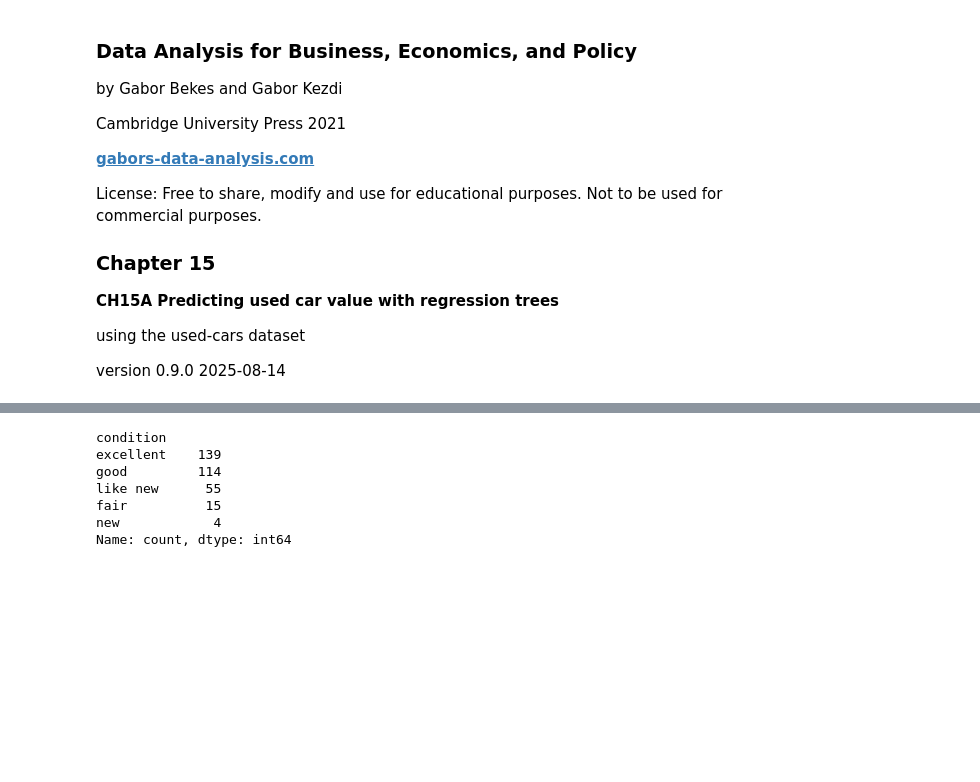
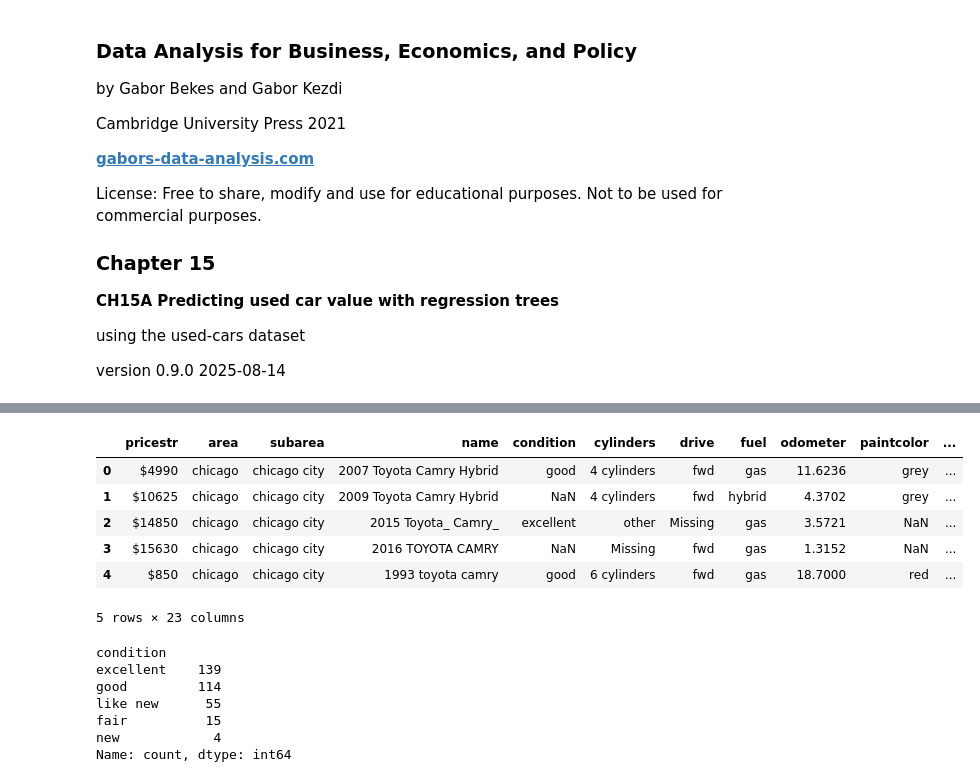
Before and after one commit to dan-iall/da_case_studies, a Jupyter notebook: ch15-used-cars-cart/ch15-used-cars-cart.ipynb, the cells around one changed output, grey strips where cells are left out. Drawn from its saved outputs; the diff is of its cells as text; code cells hidden in the pictures; blank space fills up the shorter version.

```diff
--- a/ch15-used-cars-cart/ch15-used-cars-cart.ipynb
+++ b/ch15-used-cars-cart/ch15-used-cars-cart.ipynb
@@ -62,6 +72,16 @@ data["drive"] = data["drive"].fillna("Missing")
 data["cylinders"] = data["cylinders"].fillna("Missing")
 data["transmission"] = data["transmission"].fillna("Missing")
 data["type"] = data["type"].fillna("Missing")
+# %%
+data.head()
+# %% [output]
+|  | pricestr | area | subarea | name | condition | cylinders | drive | fuel | odometer | paintcolor | ... |
+| 0 | $4990 | chicago | chicago city | 2007 Toyota Camry Hybrid | good | 4 cylinders | fwd | gas | 11.6236 | grey | ... |
+| 1 | $10625 | chicago | chicago city | 2009 Toyota Camry Hybrid | NaN | 4 cylinders | fwd | hybrid | 4.3702 | grey | ... |
+| 2 | $14850 | chicago | chicago city | 2015 Toyota_ Camry_ | excellent | other | Missing | gas | 3.5721 | NaN | ... |
+| 3 | $15630 | chicago | chicago city | 2016 TOYOTA CAMRY | NaN | Missing | fwd | gas | 1.3152 | NaN | ... |
+| 4 | $850 | chicago | chicago city | 1993 toyota camry | good | 6 cylinders | fwd | gas | 18.7000 | red | ... |
+5 rows × 23 columns
 # %%
 data["condition"].value_counts()
 # %% [output]
```
Also changed, not shown: parts of 21 cells of this notebook, 58 other files.
